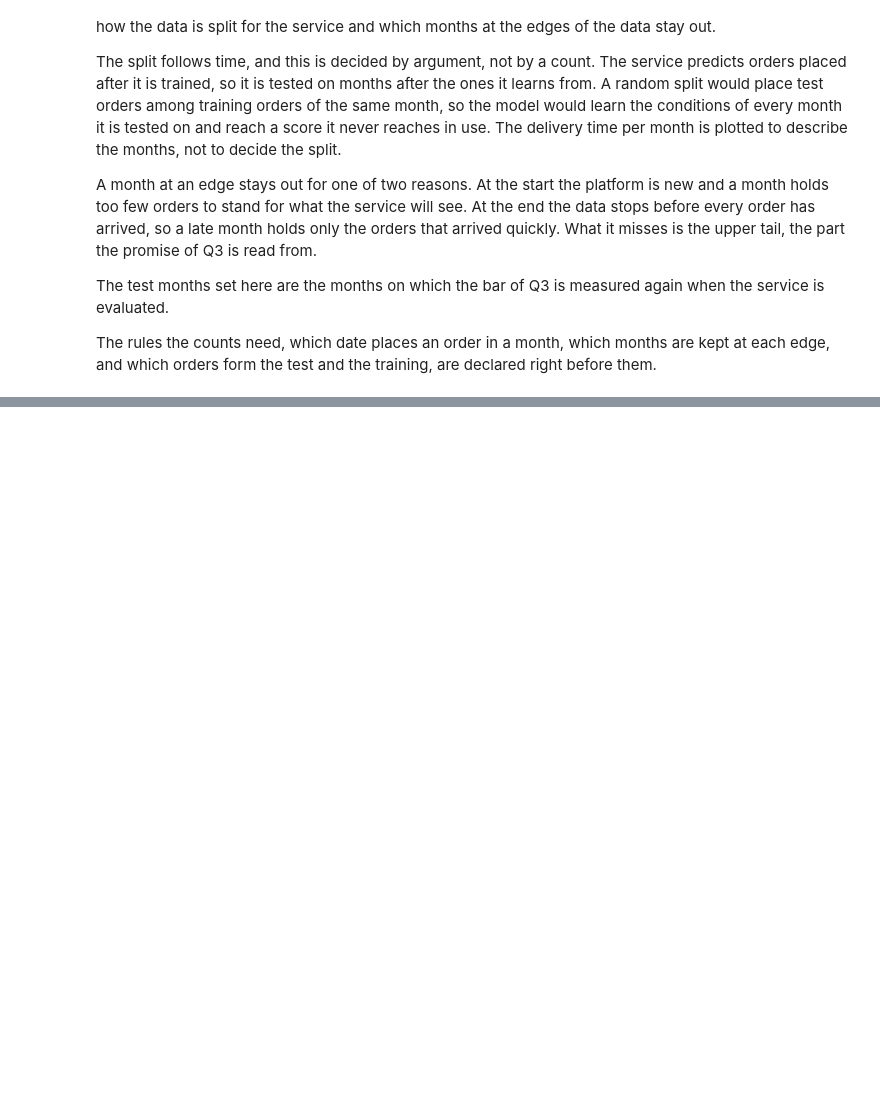
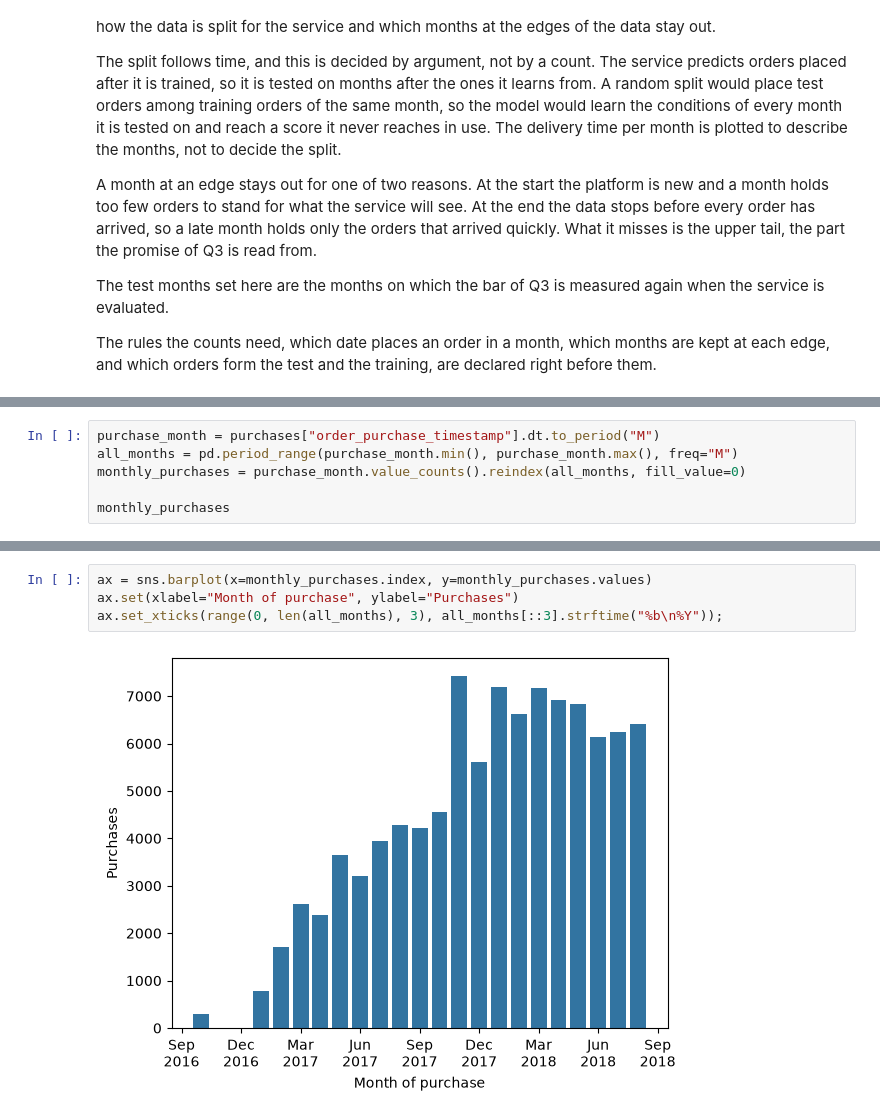
Before and after one commit to Spyrsial/olist-ecommerce-data-cleaning-eda, a Jupyter notebook: 02_exploratory_data_analysis.ipynb, the cells around one changed output, grey strips where cells are left out. Drawn from its saved outputs; the diff is of its cells as text; blank space fills up the shorter version.

```diff
--- a/02_exploratory_data_analysis.ipynb
+++ b/02_exploratory_data_analysis.ipynb
@@ -893,0 +894,6 @@ Delivery time is plotted for every month, with the median and the middle half as
+# %%
+purchase_month = purchases["order_purchase_timestamp"].dt.to_period("M")
+all_months = pd.period_range(purchase_month.min(), purchase_month.max(), freq="M")
+monthly_purchases = purchase_month.value_counts().reindex(all_months, fill_value=0)
+
+monthly_purchases
@@ -893,0 +918,6 @@ Delivery time is plotted for every month, with the median and the middle half as
+# %%
+ax = sns.barplot(x=monthly_purchases.index, y=monthly_purchases.values)
+ax.set(xlabel="Month of purchase", ylabel="Purchases")
+ax.set_xticks(range(0, len(all_months), 3), all_months[::3].strftime("%b\n%Y"));
+# %% [output]
+[figure, added]
```
Also changed, not shown: parts of 15 cells of this notebook.
